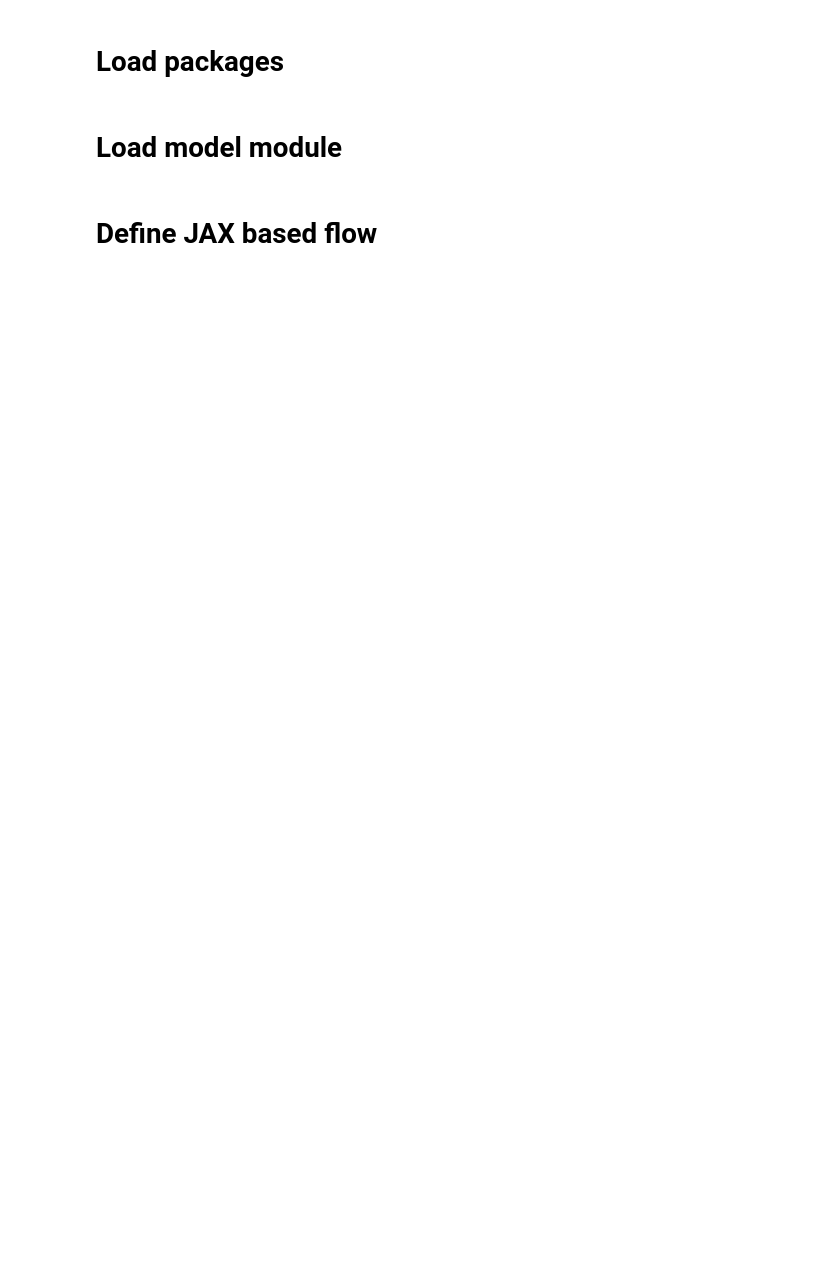
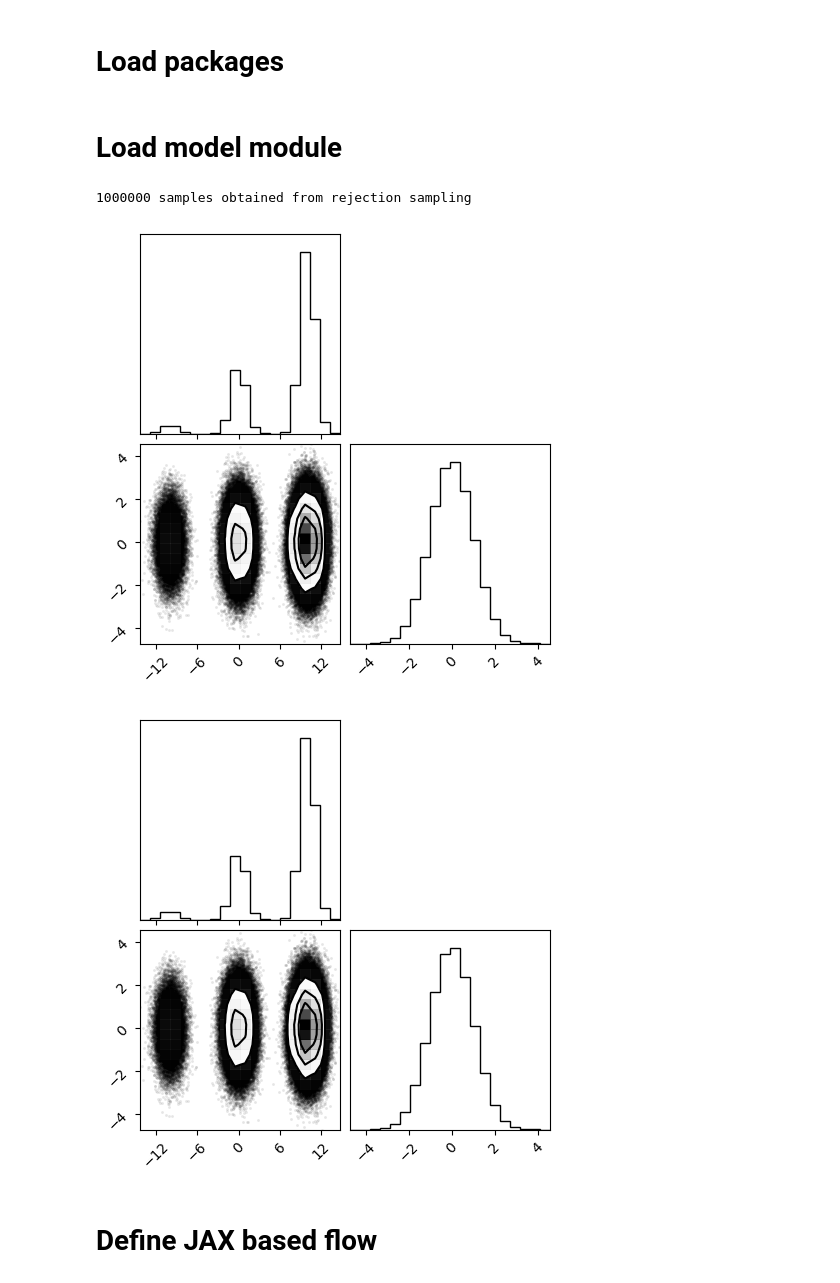
Before and after one commit to leviyevalex/sSVN_GW, a Jupyter notebook: notebooks/sampler_jax.ipynb, the cells around one changed output. Drawn from its saved outputs; the diff is of its cells as text; code cells hidden in the pictures; blank space fills up the shorter version.

```diff
--- a/notebooks/sampler_jax.ipynb
+++ b/notebooks/sampler_jax.ipynb
@@ -121,3 +97,40 @@ model = Mixture([G1, G2], mixture_weights, lower_bound, upper_bound, DoF=DoF)
+# %%
+# Mixture of Gaussian model!
+
+from models.mog_new import MoG
+
+k = 3
+d = 2
+weights = jnp.array([2, 4, 5])
+
+mus = jnp.zeros((k, d))
+mus = mus.at[0].set(jnp.array([-10, 0]))
+mus = mus.at[1].set(jnp.array([0, 0]))
+mus = mus.at[2].set(jnp.array([10, 0]))
+
+covs = jnp.zeros((k, d, d))
+covs = covs.at[0].set(jnp.eye(d))
+covs = covs.at[1].set(jnp.eye(d))
+covs = covs.at[2].set(jnp.eye(d))
+
+model = MoG(weights, mus, covs)
+
+model.lower_bound = jnp.array([-15, -15])
+model.upper_bound = jnp.array([15, 15])
+
+iid_samples = model.newDrawFromPosterior(1000000)
+
+# Rejection sampling to draw samples from bounded domain
+truth_table = ((iid_samples > model.lower_bound) & (iid_samples < model.upper_bound))
+idx = np.where(np.all(truth_table, axis=1))[0]
+print('%i samples obtained from rejection sampling' % idx.shape[0])
+bounded_iid_samples = iid_samples[idx]
+
+corner.corner(bounded_iid_samples)
+# %% [output]
+1000000 samples obtained from rejection sampling
+[figure, added]
+[figure, added]
 # %%
 def getCrossSection(index1, index2, func, ngrid, DoF=5):
     # a, b are the parameters for which we want the marginals:
```
Also changed, not shown: parts of 21 cells of this notebook, 8 other files.
